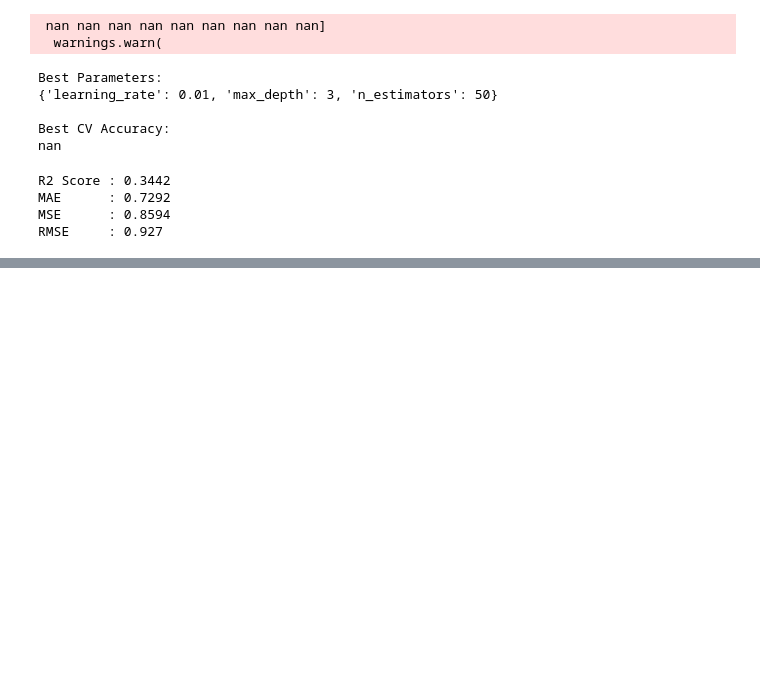
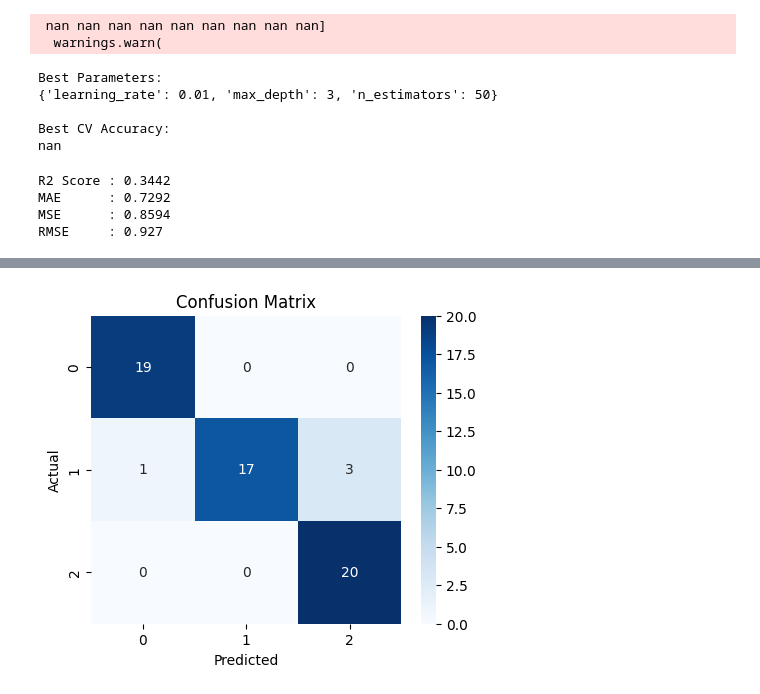
Before and after one commit to malik-abid2442/Python-ML, a Jupyter notebook: Boosting_Algorithms.ipynb, the cells around one changed output, grey strips where cells are left out. Drawn from its saved outputs; the diff is of its cells as text; code cells hidden in the pictures; blank space fills up the shorter version.

```diff
--- a/Boosting_Algorithms.ipynb
+++ b/Boosting_Algorithms.ipynb
@@ -282,0 +405,17 @@ RMSE     : 0.927
+# %%
+from sklearn.datasets import load_iris
+iris = load_iris()
+X = iris.data
+y = iris.target
+
+X_train, X_test, y_train, y_test = train_test_split(X, y, test_size=0.4, random_state=1)
+# %%
+model = XGBClassifier(objective='binary:logistic',
+    max_depth = 4,
+    learning_rate= 0.1,
+    n_estimators=100,
+    alpha=10)
+
+model.fit(X_train, y_train)
+
+y_pred = model.predict(X_test)
@@ -282,0 +441,10 @@ RMSE     : 0.927
+# %%
+plt.figure(figsize=(5,4))
+cm = confusion_matrix(y_test, y_pred)
+sns.heatmap(cm, annot=True, fmt='d', cmap='Blues')
+plt.title("Confusion Matrix")
+plt.xlabel("Predicted")
+plt.ylabel("Actual")
+plt.show()
+# %% [output]
+[figure, added]
```
Also changed, not shown: parts of 14 cells of this notebook.
